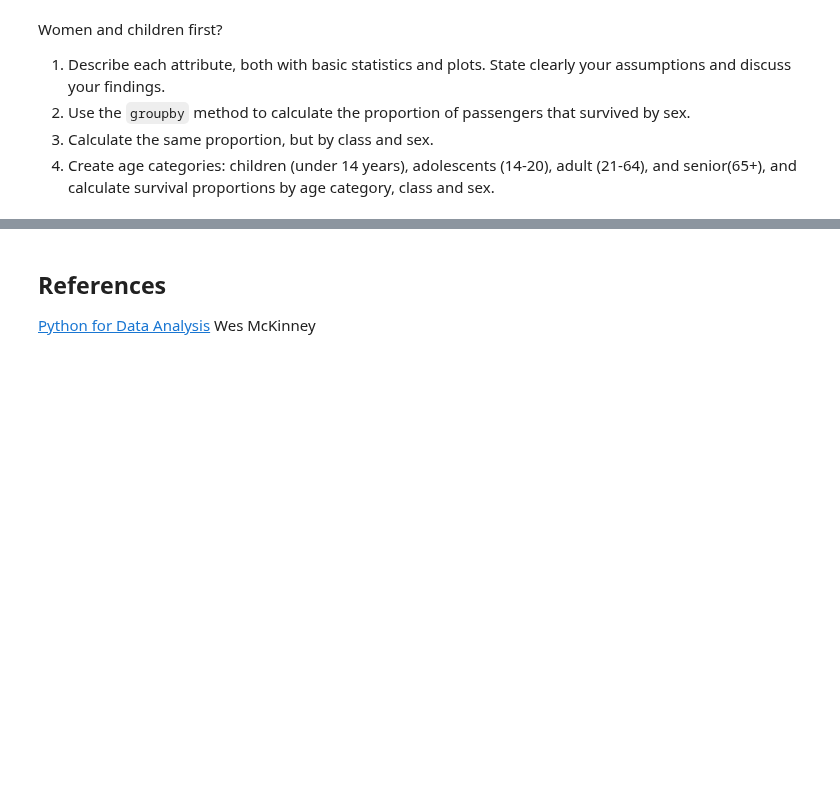
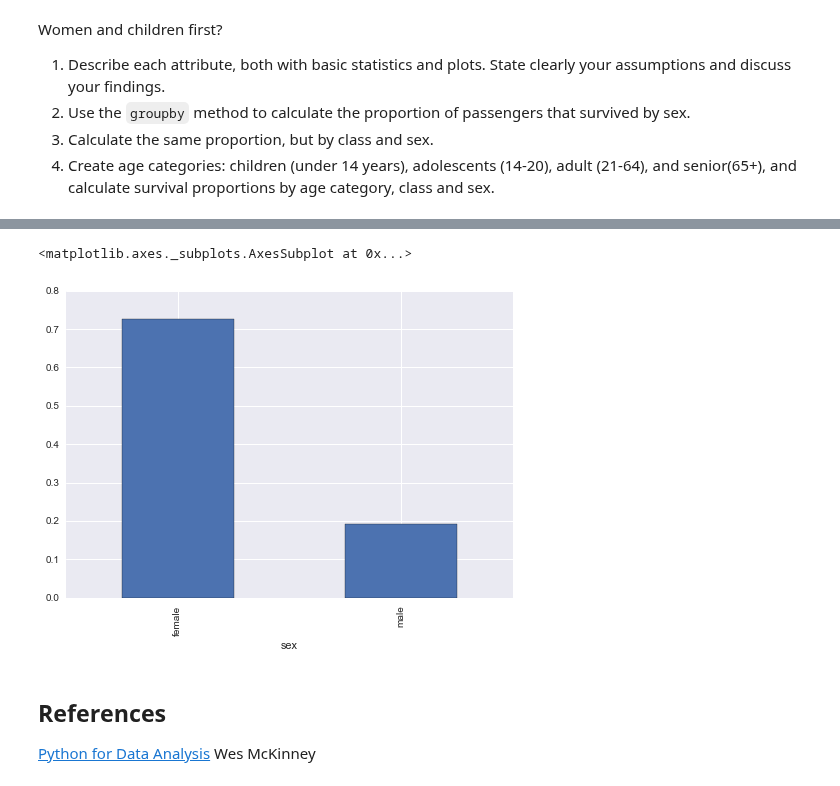
Before and after one commit to semplea/adaepfl-hw, a Jupyter notebook: 01 - Pandas and Data Wrangling/Data Wrangling with Pandas.ipynb, the cells around one changed output, grey strips where cells are left out. Cells and saved outputs as stored; diff of their text form; code cells hidden in the pictures; blank space fills up the shorter version.

```diff
--- a/01 - Pandas and Data Wrangling/Data Wrangling with Pandas.ipynb
+++ b/01 - Pandas and Data Wrangling/Data Wrangling with Pandas.ipynb
@@ -1604,3 +1663,6 @@ Women and children first?
 2. Use the `groupby` method to calculate the proportion of passengers that survived by sex.
 3. Calculate the same proportion, but by class and sex.
 4. Create age categories: children (under 14 years), adolescents (14-20), adult (21-64), and senior(65+), and calculate survival proportions by age category, class and sex.
+# %%
+data = pd.read_excel('Data/titanic.xls')
+data.describe()
@@ -1607,3 +1676,10 @@ Women and children first?
+# %%
+sex_grouped = data.groupby('sex')['survived']
+survival = sex_grouped.apply(np.average)
+survival.plot.bar()
+# %% [output]
+<matplotlib.axes._subplots.AxesSubplot at 0x...>
+[figure, added]
 # %% [markdown]
 ## References
 
```
Also changed, not shown: parts of 26 cells of this notebook.
